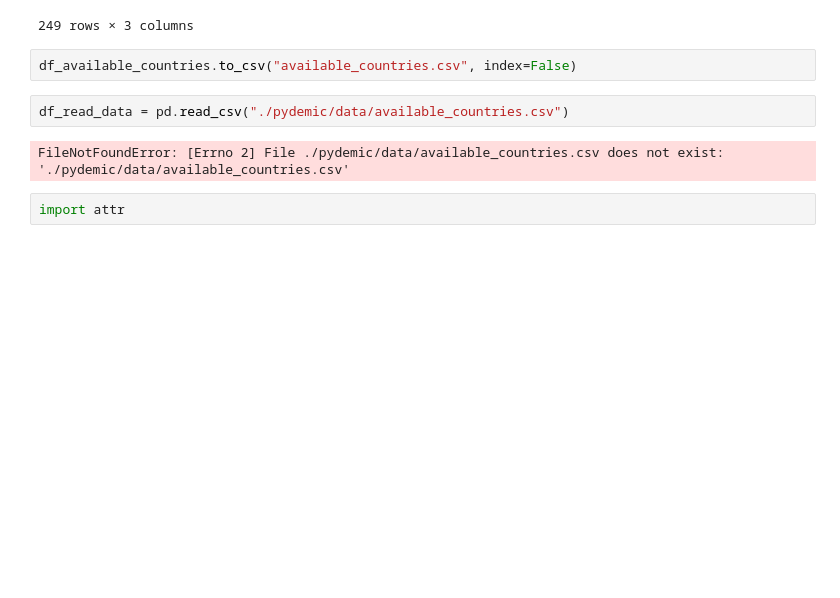
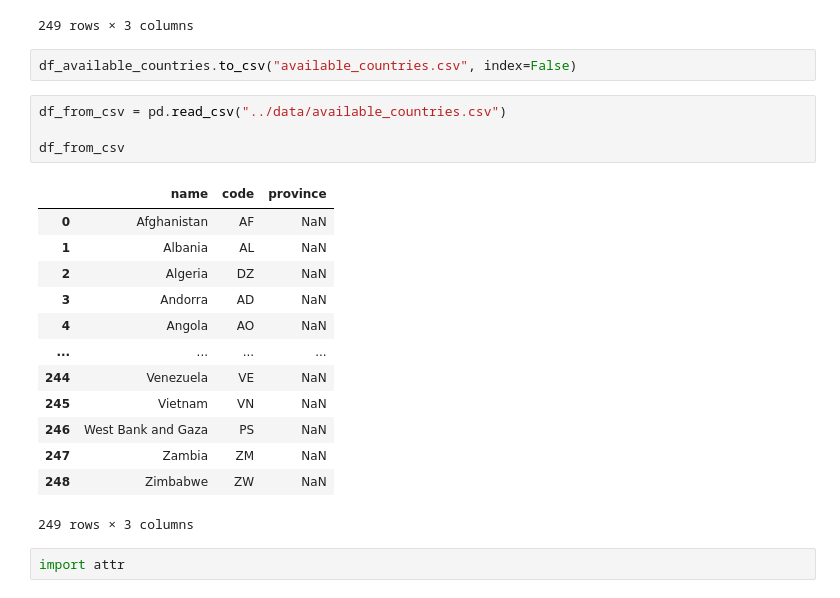
Before and after one commit to covid-lncc/pydemic, a Jupyter notebook: notebooks/Data Gather scratch.ipynb, the cells around one changed output. Drawn from its saved outputs; the diff is of its cells as text; blank space fills up the shorter version.

```diff
--- a/notebooks/Data Gather scratch.ipynb
+++ b/notebooks/Data Gather scratch.ipynb
@@ -235,9 +235,23 @@ df_available_countries
 # %%
 df_available_countries.to_csv("available_countries.csv", index=False)
 # %%
-df_read_data = pd.read_csv("./pydemic/data/available_countries.csv")
+df_from_csv = pd.read_csv("../data/available_countries.csv")
+
+df_from_csv
 # %% [output]
+|  | name | code | province |
+| 0 | Afghanistan | AF | NaN |
+| 1 | Albania | AL | NaN |
+| 2 | Algeria | DZ | NaN |
+| 3 | Andorra | AD | NaN |
+| 4 | Angola | AO | NaN |
+| ... | ... | ... | ... |
+| 244 | Venezuela | VE | NaN |
+| 245 | Vietnam | VN | NaN |
+| 246 | West Bank and Gaza | PS | NaN |
+| 247 | Zambia | ZM | NaN |
+| 248 | Zimbabwe | ZW | NaN |
-FileNotFoundError: [Errno 2] File ./pydemic/data/available_countries.csv does not exist: './pydemic/data/available_countries.csv'
+249 rows × 3 columns
 # %%
 import attr
 # %%
```
Also changed, not shown: parts of 7 cells of this notebook, 5 other files.
